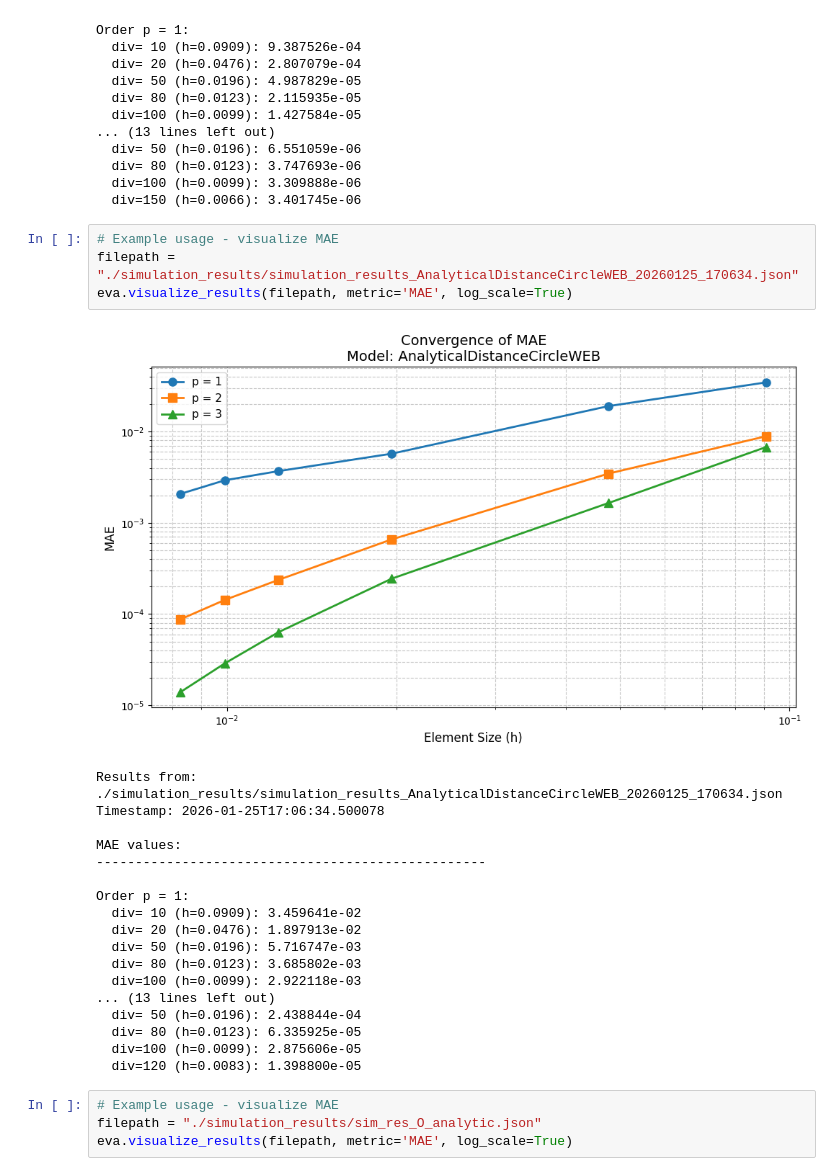
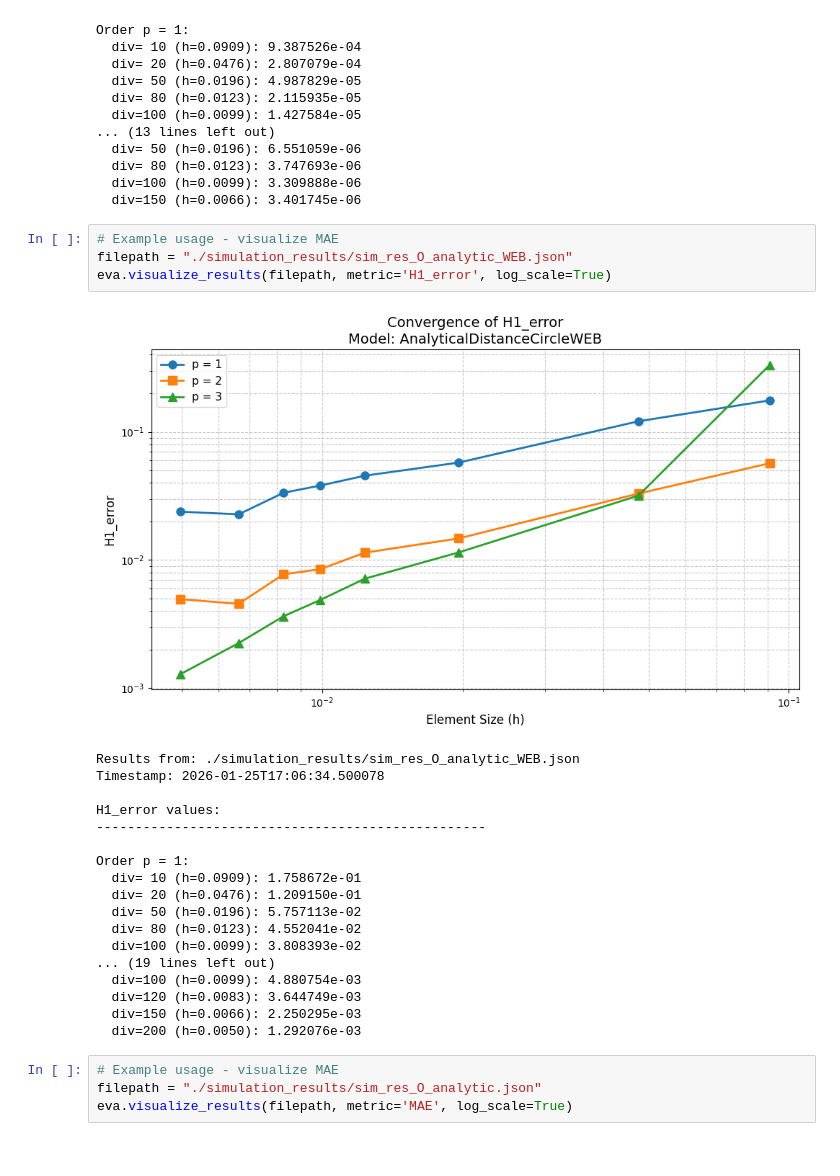
Before and after one commit to csgellert/NeuralIGA, a Jupyter notebook: Neural Analysis/visualize_results_circle.ipynb, the cells around one changed output. Drawn from its saved outputs; the diff is of its cells as text.

```diff
--- a/Neural Analysis/visualize_results_circle.ipynb
+++ b/Neural Analysis/visualize_results_circle.ipynb
@@ -25,27 +25,27 @@ Order p = 1:
   div=150 (h=0.0066): 3.401745e-06
 # %%
 # Example usage - visualize MAE
-filepath = "./simulation_results/simulation_results_AnalyticalDistanceCircleWEB_20260125_170634.json"
-eva.visualize_results(filepath, metric='MAE', log_scale=True)
+filepath = "./simulation_results/sim_res_O_analytic_WEB.json"
+eva.visualize_results(filepath, metric='H1_error', log_scale=True)
 # %% [output]
-[figure, old version]
+[figure, new version]
-Results from: ./simulation_results/simulation_results_AnalyticalDistanceCircleWEB_20260125_170634.json
+Results from: ./simulation_results/sim_res_O_analytic_WEB.json
 Timestamp: 2026-01-25T17:06:34.500078
 
-MAE values:
+H1_error values:
 --------------------------------------------------
 
 Order p = 1:
-  div= 10 (h=0.0909): 3.459641e-02
-  div= 20 (h=0.0476): 1.897913e-02
-  div= 50 (h=0.0196): 5.716747e-03
-  div= 80 (h=0.0123): 3.685802e-03
-  div=100 (h=0.0099): 2.922118e-03
-... (13 lines left out)
-  div= 50 (h=0.0196): 2.438844e-04
-  div= 80 (h=0.0123): 6.335925e-05
-  div=100 (h=0.0099): 2.875606e-05
-  div=120 (h=0.0083): 1.398800e-05
+  div= 10 (h=0.0909): 1.758672e-01
+  div= 20 (h=0.0476): 1.209150e-01
+  div= 50 (h=0.0196): 5.757113e-02
+  div= 80 (h=0.0123): 4.552041e-02
+  div=100 (h=0.0099): 3.808393e-02
+... (19 lines left out)
+  div=100 (h=0.0099): 4.880754e-03
+  div=120 (h=0.0083): 3.644749e-03
+  div=150 (h=0.0066): 2.250295e-03
+  div=200 (h=0.0050): 1.292076e-03
 # %%
 # Example usage - visualize MAE
 filepath = "./simulation_results/sim_res_O_analytic.json"
```
Also changed, not shown: parts of 2 cells of this notebook, 6 other files.
